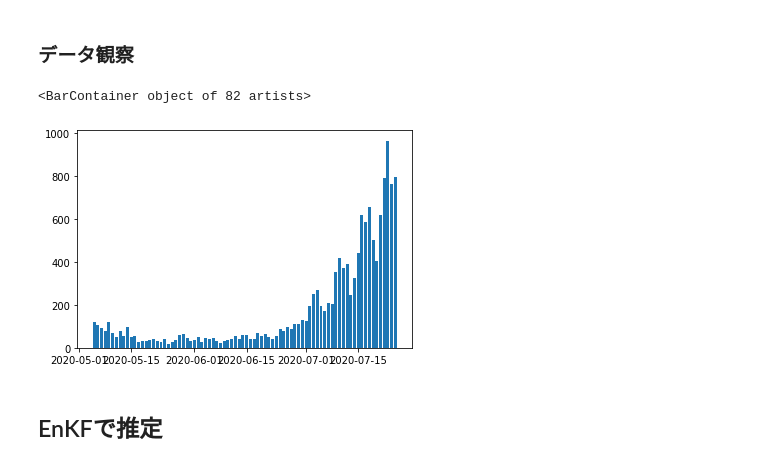
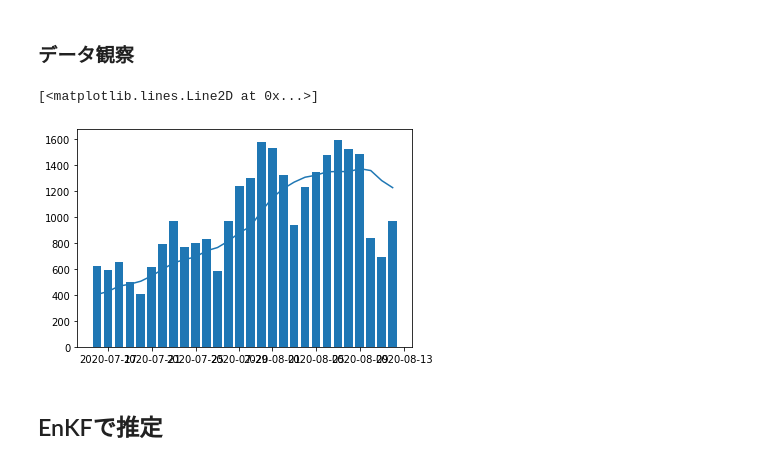
Before and after one commit to KotaTakeda/covid19_comformed_case_estimation, a Jupyter notebook: Parameter Estimation by EnKF.ipynb, the cells around one changed output. Saved outputs shown, nothing was run; the diff lists cells and outputs as text; code cells hidden in the pictures.

```diff
--- a/Parameter Estimation by EnKF.ipynb
+++ b/Parameter Estimation by EnKF.ipynb
@@ -25,14 +26,16 @@ df = pd.read_json(path_for_save)
 # %%
 X = df['npatients']
 Y = df['adpatients']
 date = df['date']
+Y_mean = mean_in_last_week(Y)
 
-back_days = 14
+back_days = -28
 fig1, ax1 = plt.subplots()
 ax1.bar(date.iloc[back_days:], Y.iloc[back_days:])
+ax1.plot(date.iloc[back_days:], Y_mean[back_days:]) # 過去7日平均
 # %% [output]
-<BarContainer object of 82 artists>
+[<matplotlib.lines.Line2D at 0x...>]
-[figure, old version]
+[figure, new version]
 # %% [markdown]
 ## EnKFで推定
 # %%
```
Also changed, not shown: parts of 5 cells of this notebook, 2 other files.
